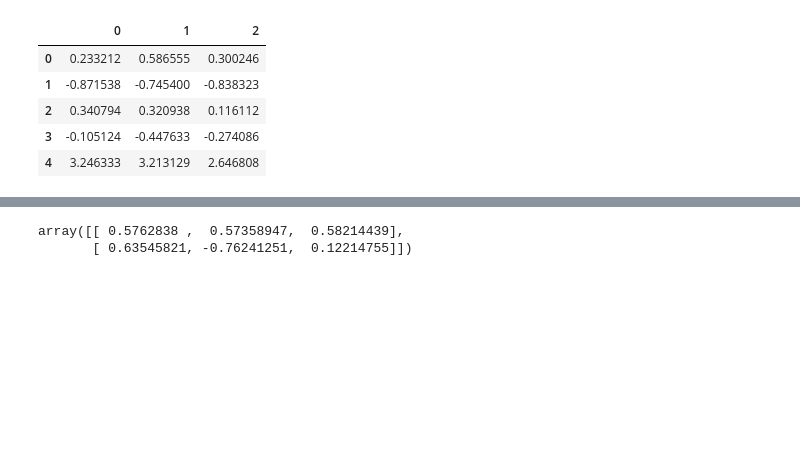
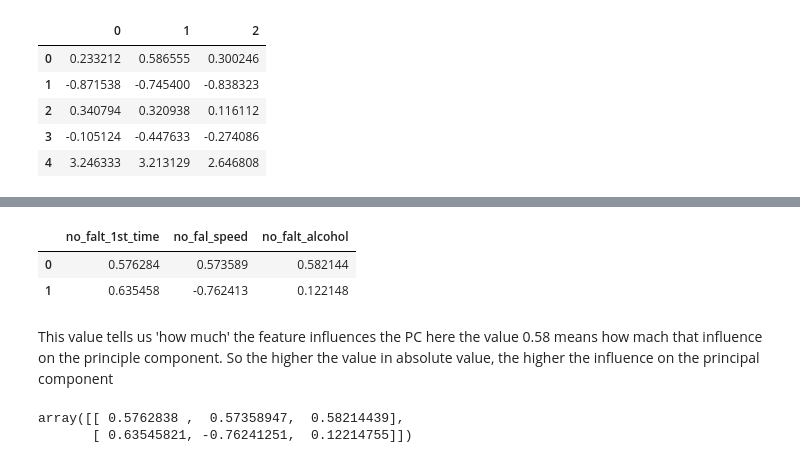
Before and after one commit to pavi-ninjaac/Data_Science_internship_program_Technocolaps_July2020, a Jupyter notebook: Final_project/final_project_technocolaps_ds.ipynb, the cells around one changed output, grey strips where cells are left out. Cells and saved outputs as stored; diff of their text form; code cells hidden in the pictures; blank space fills up the shorter version.

```diff
--- a/Final_project/final_project_technocolaps_ds.ipynb
+++ b/Final_project/final_project_technocolaps_ds.ipynb
@@ -137,3 +154,13 @@ data_scaled.head()
+# %%
+influence_table=pd.DataFrame(pca.components_,columns=data_acci.columns[1:-1])
+influence_table
+# %% [output]
+|  | no_falt_1st_time | no_fal_speed | no_falt_alcohol |
+| 0 | 0.576284 | 0.573589 | 0.582144 |
+| 1 | 0.635458 | -0.762413 | 0.122148 |
+# %% [markdown]
+This value tells us 'how much' the feature influences the PC here the value 0.58 means how  mach that influence on the principle component.
+So the higher the value in absolute value, the higher the influence on the principal component
 # %%
 # shape(n_componetions,n_features) Principal axes in feature space, representing the directions of maximum variance in the data.
 pca.components_
```
Also changed, not shown: parts of 10 cells of this notebook.
